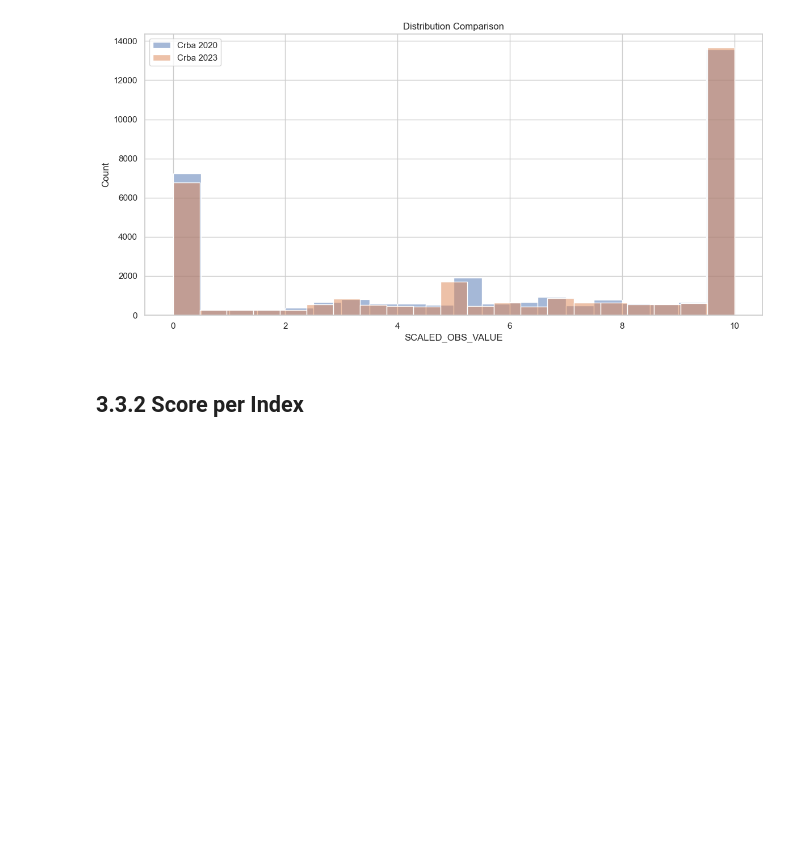
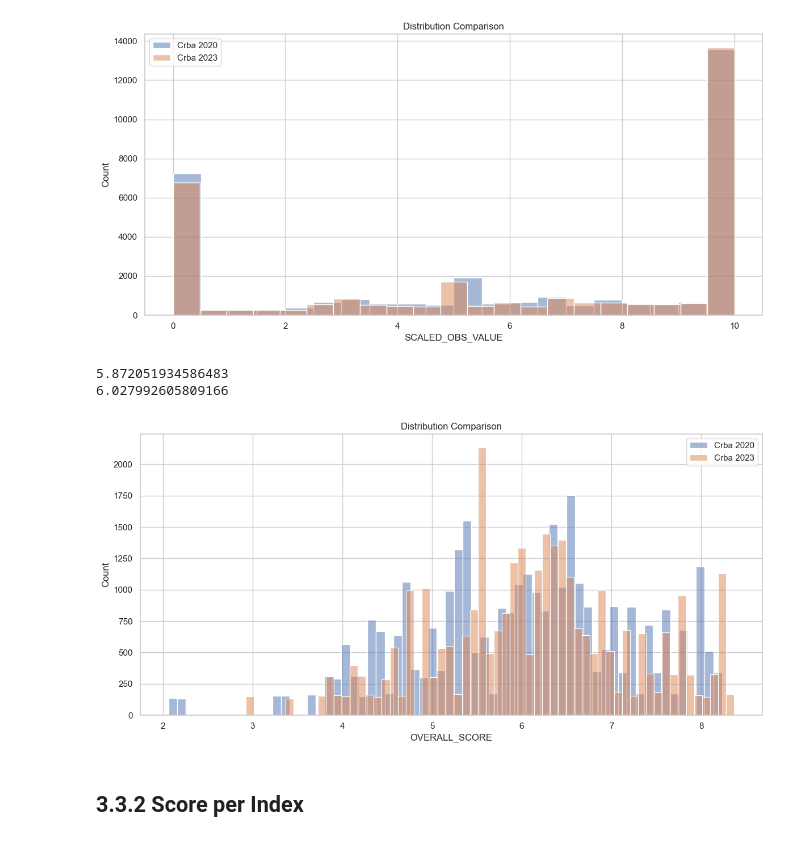
Before and after one commit to iferminm/crba-etl, a Jupyter notebook: validation/comparison_of_final_files.ipynb, the cells around one changed output. Saved outputs shown, nothing was run; the diff lists cells and outputs as text; code cells hidden in the pictures; blank space fills up the shorter version.

```diff
--- a/validation/comparison_of_final_files.ipynb
+++ b/validation/comparison_of_final_files.ipynb
@@ -200,6 +220,14 @@ my_comparer.compare_column_distribution("TIME_PERIOD")
 my_comparer.compare_column_distribution("SCALED_OBS_VALUE")
 # %% [output]
 [figure]
+# %%
+print(my_comparer.df_1["OVERALL_SCORE"].mean())
+print(my_comparer.df_2["OVERALL_SCORE"].mean())
+my_comparer.compare_column_distribution("OVERALL_SCORE")
+# %% [output]
+5.872051934586483
+6.027992605809166
+[figure, added]
 # %% [markdown]
 ## 3.3.2 Score per Index
 # %%
```
Also changed, not shown: parts of 6 cells of this notebook.
